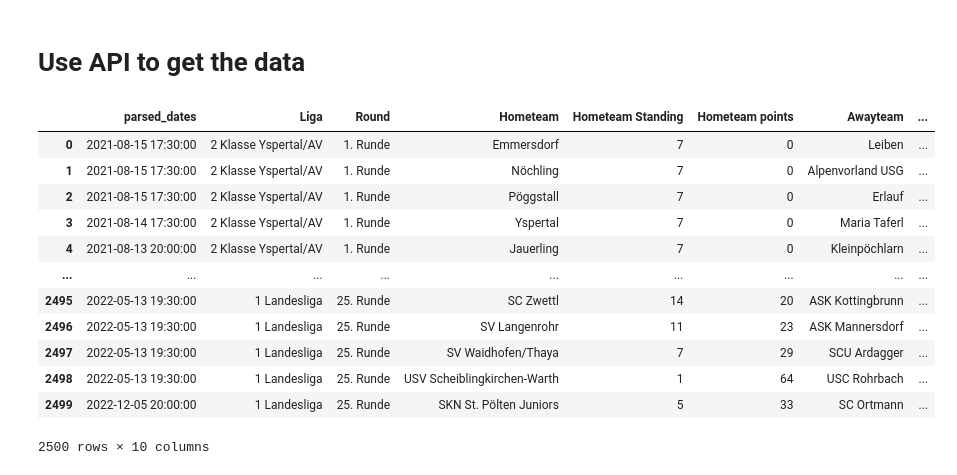
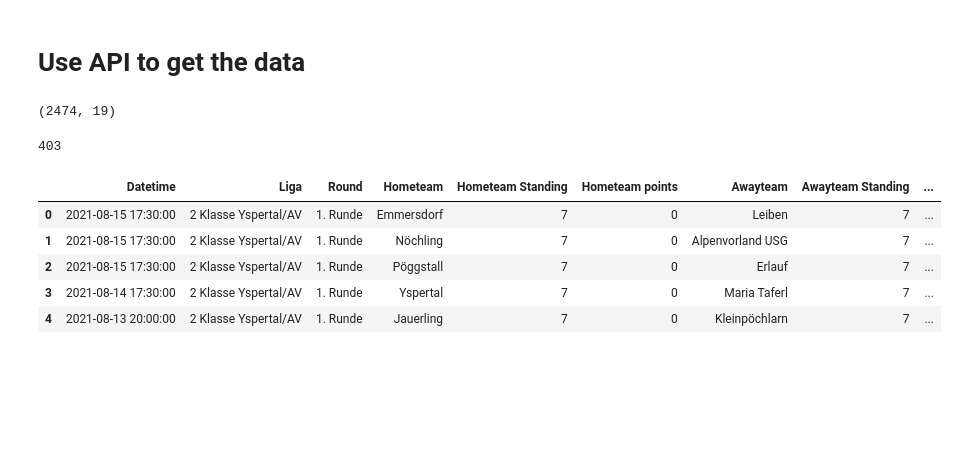
Before and after one commit to johanneseder711/Fan-Predictor, a Jupyter notebook: 00_webscrape_data/weather_data.ipynb, the cells around one changed output. Cells and saved outputs as stored; diff of their text form; code cells hidden in the pictures; blank space fills up the shorter version.

```diff
--- a/00_webscrape_data/weather_data.ipynb
+++ b/00_webscrape_data/weather_data.ipynb
@@ -160,20 +187,24 @@ df_ret
 # %% [markdown]
 # Use API to get the data
 # %%
-data = pd.read_csv('data.csv', sep=';', usecols=range(1,12), parse_dates={'parsed_dates':[2,9]})
+data = pd.read_csv('data_v3.csv', sep=';', parse_dates={'Datetime':[2,9]})
 # %%
-data
+data['Datetime_string'] = data.Datetime.dt.strftime('%Y-%m-%dT%H:%M:%S')
-# %% [output]
-|  | parsed_dates | Liga | Round | Hometeam | Hometeam Standing | Hometeam points | Awayteam | ... |
-| 0 | 2021-08-15 17:30:00 | 2 Klasse Yspertal/AV | 1. Runde | Emmersdorf | 7 | 0 | Leiben | ... |
-| 1 | 2021-08-15 17:30:00 | 2 Klasse Yspertal/AV | 1. Runde | Nöchling | 7 | 0 | Alpenvorland USG | ... |
-| 2 | 2021-08-15 17:30:00 | 2 Klasse Yspertal/AV | 1. Runde | Pöggstall | 7 | 0 | Erlauf | ... |
-| 3 | 2021-08-14 17:30:00 | 2 Klasse Yspertal/AV | 1. Runde | Yspertal | 7 | 0 | Maria Taferl | ... |
-| 4 | 2021-08-13 20:00:00 | 2 Klasse Yspertal/AV | 1. Runde | Jauerling | 7 | 0 | Kleinpöchlarn | ... |
-| ... | ... | ... | ... | ... | ... | ... | ... | ... |
-| 2495 | 2022-05-13 19:30:00 | 1 Landesliga | 25. Runde | SC Zwettl | 14 | 20 | ASK Kottingbrunn | ... |
-| 2496 | 2022-05-13 19:30:00 | 1 Landesliga | 25. Runde | SV Langenrohr | 11 | 23 | ASK Mannersdorf | ... |
-| 2497 | 2022-05-13 19:30:00 | 1 Landesliga | 25. Runde | SV Waidhofen/Thaya | 7 | 29 | SCU Ardagger | ... |
-| 2498 | 2022-05-13 19:30:00 | 1 Landesliga | 25. Runde | USV Scheiblingkirchen-Warth | 1 | 64 | USC Rohrbach | ... |
-| 2499 | 2022-12-05 20:00:00 | 1 Landesliga | 25. Runde | SKN St. Pölten Juniors | 5 | 33 | SC Ortmann | ... |
-2500 rows × 10 columns
+# %%
+data.shape
+# %% [output]
+(2474, 19)
+# %%
+# check number of unique datetimes
+len(data['Datetime_string'].unique())
+# %% [output]
+403
+# %%
+data.head()
+# %% [output]
+|  | Datetime | Liga | Round | Hometeam | Hometeam Standing | Hometeam points | Awayteam | Awayteam Standing | ... |
+| 0 | 2021-08-15 17:30:00 | 2 Klasse Yspertal/AV | 1. Runde | Emmersdorf | 7 | 0 | Leiben | 7 | ... |
+| 1 | 2021-08-15 17:30:00 | 2 Klasse Yspertal/AV | 1. Runde | Nöchling | 7 | 0 | Alpenvorland USG | 7 | ... |
+| 2 | 2021-08-15 17:30:00 | 2 Klasse Yspertal/AV | 1. Runde | Pöggstall | 7 | 0 | Erlauf | 7 | ... |
+| 3 | 2021-08-14 17:30:00 | 2 Klasse Yspertal/AV | 1. Runde | Yspertal | 7 | 0 | Maria Taferl | 7 | ... |
+| 4 | 2021-08-13 20:00:00 | 2 Klasse Yspertal/AV | 1. Runde | Jauerling | 7 | 0 | Kleinpöchlarn | 7 | ... |
```
Also changed, not shown: parts of 9 cells of this notebook.
